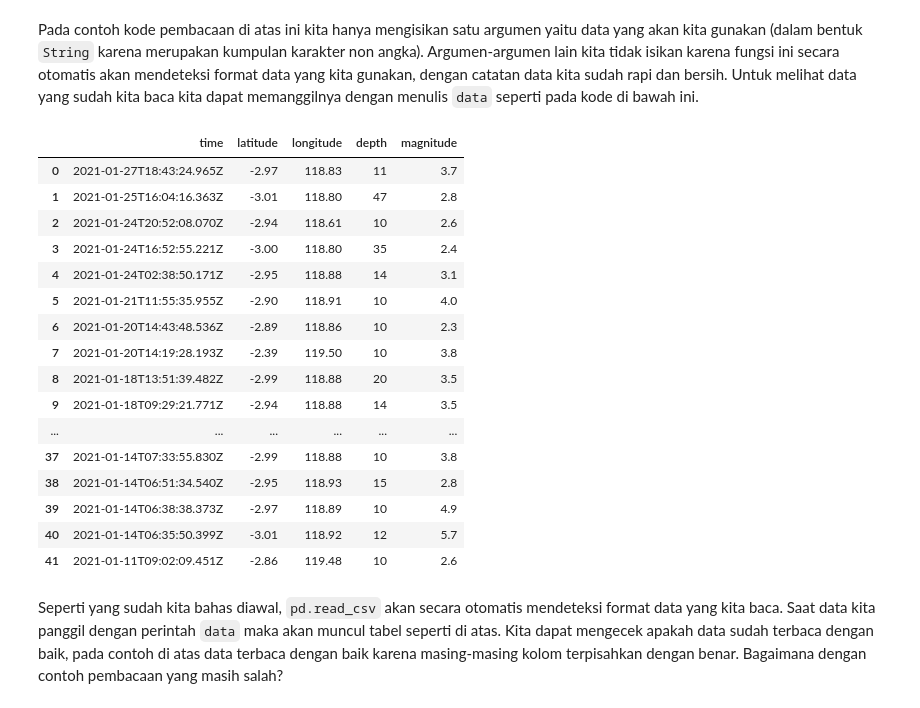
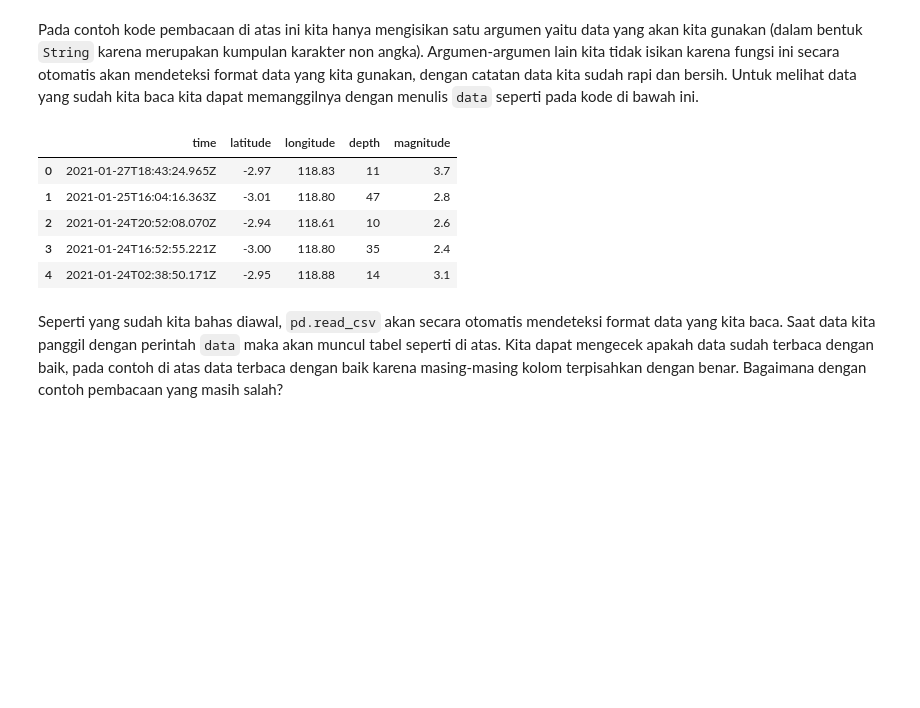
Before and after one commit to anangsahroni/geoscope-geohazard-workshop, a Jupyter notebook: 2_Materi_Dasar_Python.ipynb, the cells around one changed output. Drawn from its saved outputs; the diff is of its cells as text; code cells hidden in the pictures; blank space fills up the shorter version.

```diff
--- a/2_Materi_Dasar_Python.ipynb
+++ b/2_Materi_Dasar_Python.ipynb
@@ -66,25 +48,14 @@ data = pd.read_csv("./demo_data_BMKG_MamujuEQ.csv")
 # %% [markdown]
 Pada contoh kode pembacaan di atas ini kita hanya mengisikan satu argumen yaitu data yang akan kita gunakan (dalam bentuk `String` karena merupakan kumpulan karakter non angka). Argumen-argumen lain kita tidak isikan karena fungsi ini secara otomatis akan mendeteksi format data yang kita gunakan, dengan catatan data kita sudah rapi dan bersih. Untuk melihat data yang sudah kita baca kita dapat memanggilnya dengan menulis `data` seperti pada kode di bawah ini.
 # %%
-data
+data.head()
 # %% [output]
 |  | time | latitude | longitude | depth | magnitude |
 | 0 | 2021-01-27T18:43:24.965Z | -2.97 | 118.83 | 11 | 3.7 |
 | 1 | 2021-01-25T16:04:16.363Z | -3.01 | 118.80 | 47 | 2.8 |
 | 2 | 2021-01-24T20:52:08.070Z | -2.94 | 118.61 | 10 | 2.6 |
 | 3 | 2021-01-24T16:52:55.221Z | -3.00 | 118.80 | 35 | 2.4 |
 | 4 | 2021-01-24T02:38:50.171Z | -2.95 | 118.88 | 14 | 3.1 |
-| 5 | 2021-01-21T11:55:35.955Z | -2.90 | 118.91 | 10 | 4.0 |
-| 6 | 2021-01-20T14:43:48.536Z | -2.89 | 118.86 | 10 | 2.3 |
-| 7 | 2021-01-20T14:19:28.193Z | -2.39 | 119.50 | 10 | 3.8 |
-| 8 | 2021-01-18T13:51:39.482Z | -2.99 | 118.88 | 20 | 3.5 |
-| 9 | 2021-01-18T09:29:21.771Z | -2.94 | 118.88 | 14 | 3.5 |
-| ... | ... | ... | ... | ... | ... |
-| 37 | 2021-01-14T07:33:55.830Z | -2.99 | 118.88 | 10 | 3.8 |
-| 38 | 2021-01-14T06:51:34.540Z | -2.95 | 118.93 | 15 | 2.8 |
-| 39 | 2021-01-14T06:38:38.373Z | -2.97 | 118.89 | 10 | 4.9 |
-| 40 | 2021-01-14T06:35:50.399Z | -3.01 | 118.92 | 12 | 5.7 |
-| 41 | 2021-01-11T09:02:09.451Z | -2.86 | 119.48 | 10 | 2.6 |
 # %% [markdown]
 Seperti yang sudah kita bahas diawal, `pd.read_csv` akan secara otomatis mendeteksi format data yang kita baca. Saat data kita panggil dengan perintah `data` maka akan muncul tabel seperti di atas. Kita dapat mengecek apakah data sudah terbaca dengan baik, pada contoh di atas data terbaca dengan baik karena masing-masing kolom terpisahkan dengan benar. Bagaimana dengan contoh pembacaan yang masih salah?
 # %%
```
Also changed, not shown: parts of 2 cells of this notebook.
